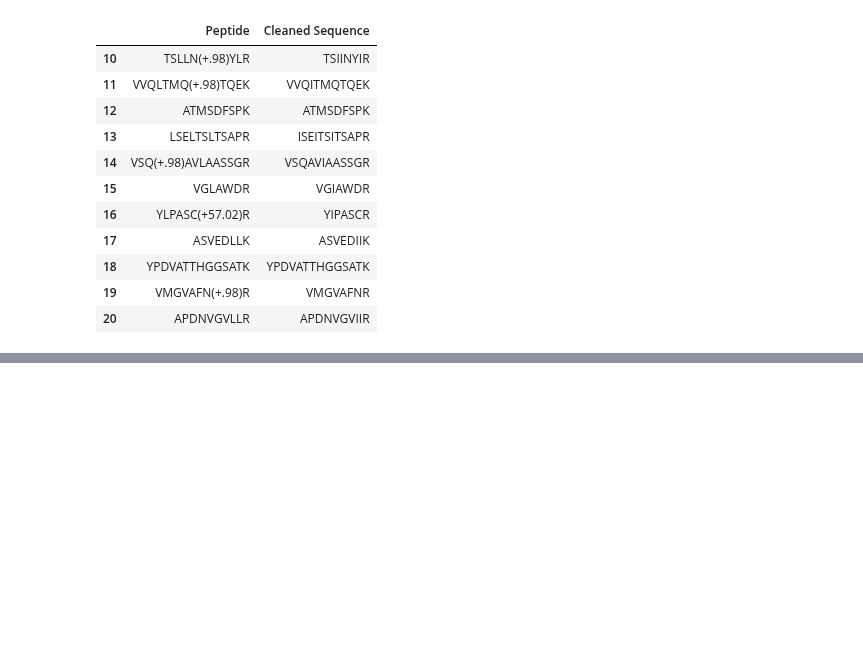
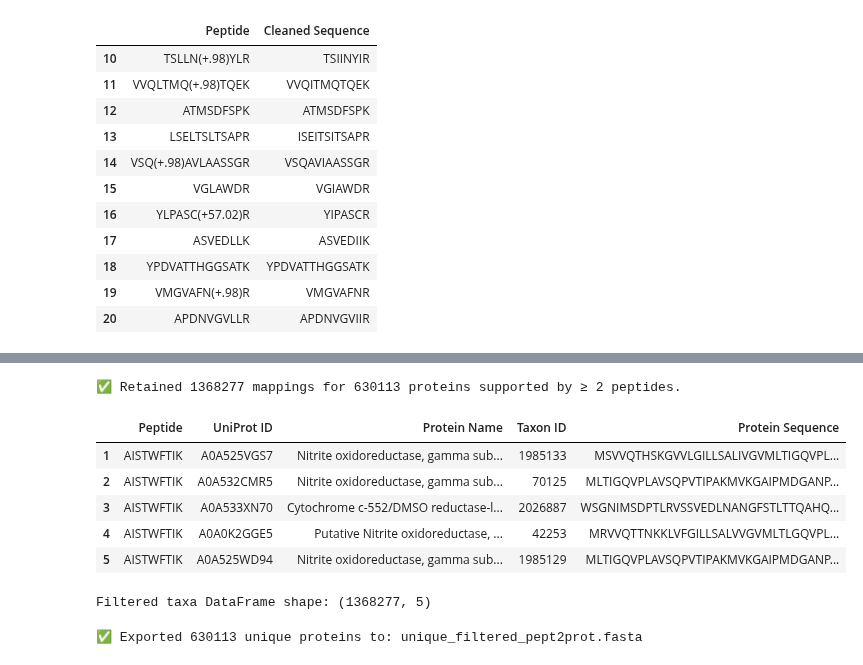
Before and after one commit to Asciilator/Peptide_identification_with_custom_database, a Jupyter notebook: pipeline_pept2prot.ipynb, the cells around one changed output, grey strips where cells are left out. Cells and saved outputs as stored; diff of their text form; code cells hidden in the pictures; blank space fills up the shorter version.

```diff
--- a/pipeline_pept2prot.ipynb
+++ b/pipeline_pept2prot.ipynb
@@ -211,0 +220,47 @@ export_pept2prot_to_fasta(pept2prot_df_filtered, "pept2prot_proteins.fasta")
+# %%
+import pandas as pd
+
+# Load the previously saved results to do the filtering instead of running the whole pipeline again
+csv_path = "pept2prot_results.csv"
+pept2prot_df = pd.read_csv(csv_path)
+
+# Apply peptide support filter (change min_peptides if needed)
+pept2prot_df_filtered = filter_by_peptide_support(pept2prot_df, min_peptides=2)
+
+# Show first few rows and shape
+display(pept2prot_df_filtered.head())
+print(f"Filtered taxa DataFrame shape: {pept2prot_df_filtered.shape}")
+# %% [output]
+✅ Retained 1368277 mappings for 630113 proteins supported by ≥ 2 peptides.
+|  | Peptide | UniProt ID | Protein Name | Taxon ID | Protein Sequence |
+| 1 | AISTWFTIK | A0A525VGS7 | Nitrite oxidoreductase, gamma sub... | 1985133 | MSVVQTHSKGVVLGILLSALIVGVMLTIGQVPL... |
+| 2 | AISTWFTIK | A0A532CMR5 | Nitrite oxidoreductase, gamma sub... | 70125 | MLTIGQVPLAVSQPVTIPAKMVKGAIPMDGANP... |
+| 3 | AISTWFTIK | A0A533XN70 | Cytochrome c-552/DMSO reductase-l... | 2026887 | WSGNIMSDPTLRVSSVEDLNANGFSTLTTQAHQ... |
+| 4 | AISTWFTIK | A0A0K2GGE5 | Putative Nitrite oxidoreductase, ... | 42253 | MRVVQTTNKKLVFGILLSALVVGVMLTLGQVPL... |
+| 5 | AISTWFTIK | A0A525WD94 | Nitrite oxidoreductase, gamma sub... | 1985129 | MLTIGQVPLAVSQPVTIPAKMVKGAIPMDGANP... |
+Filtered taxa DataFrame shape: (1368277, 5)
+# %%
+from Bio.Seq import Seq
+from Bio.SeqRecord import SeqRecord
+from Bio import SeqIO
+import os
+
+# Define output path in your project folder
+fasta_output_path = "unique_filtered_pept2prot.fasta"
+
+# Remove duplicate proteins by UniProt ID + sequence
+unique_proteins = pept2prot_df_filtered.drop_duplicates(subset=["UniProt ID", "Protein Sequence"])
+
+# Convert to SeqRecord format
+records = []
+for _, row in unique_proteins.iterrows():
+    header = f"{row['UniProt ID']}|{row['Protein Name']}|taxid:{row['Taxon ID']}"
+    seq = Seq(row["Protein Sequence"])
+    record = SeqRecord(seq, id=header, description="")
+    records.append(record)
+
+# Write to FASTA
+SeqIO.write(records, fasta_output_path, "fasta")
+print(f"✅ Exported {len(records)} unique proteins to: {fasta_output_path}")
+# %% [output]
+✅ Exported 630113 unique proteins to: unique_filtered_pept2prot.fasta
```
Also changed, not shown: parts of 7 cells of this notebook, 1 other file.
